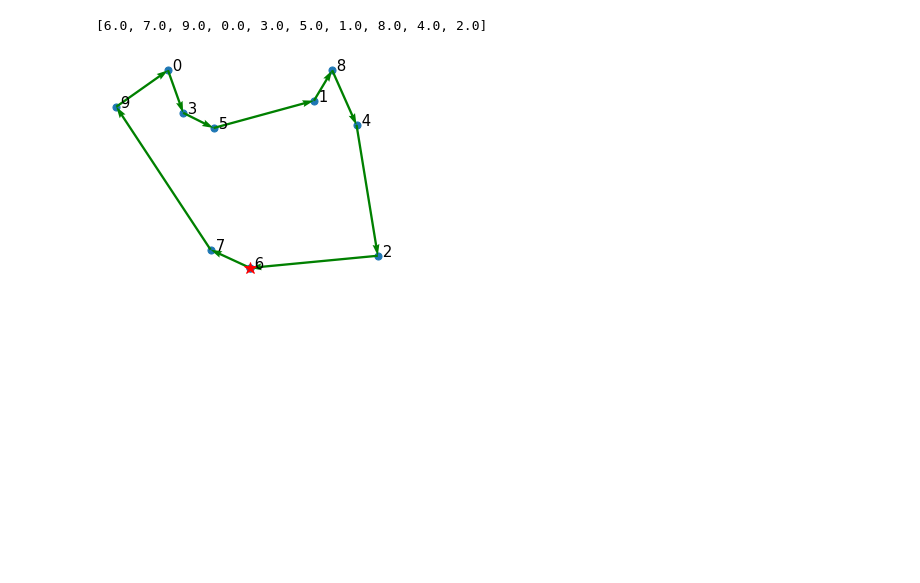
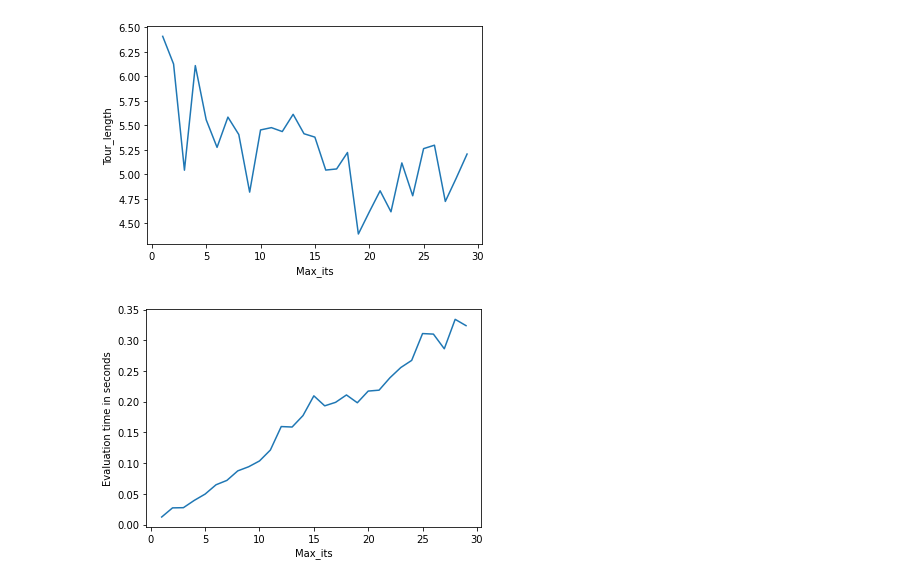
Before and after one commit to Pullabhatla/M2R, a Jupyter notebook: notebooks/ant_colony.ipynb, the cells around one changed output. Drawn from its saved outputs; the diff is of its cells as text; code cells hidden in the pictures; blank space fills up the shorter version.

```diff
--- a/notebooks/ant_colony.ipynb
+++ b/notebooks/ant_colony.ipynb
@@ -40,4 +0,0 @@ path = list(path)
-# %%
-path
-# %% [output]
-[6.0, 7.0, 9.0, 0.0, 3.0, 5.0, 1.0, 8.0, 4.0, 2.0]
@@ -47,4 +0,0 @@ tour = Hamiltonian(path, map1)
-# %%
-tour.show2d()
-# %% [output]
-[figure, removed]
@@ -50,0 +8,23 @@ tour.show2d()
+# %%
+map1 = gen_ran(15)
+times = []
+tour_length = []
+for i in range(1, 30):
+    t0 = time()
+    sol = ant_colony(map1, 0, 0, 20, 1, 1, i)
+    t1 = time()
+    times.append(t1 - t0)
+    tour_length.append(sol.cost())
+
+#print(held_karp(map1).cost())
+plt.plot([i for i in range(1, 30)], tour_length)
+plt.xlabel("Max_its")
+plt.ylabel("Tour_length")
+plt.show()
+plt.plot([i for i in range(1, 30)], times)
+plt.xlabel("Max_its")
+plt.ylabel("Evaluation time in seconds")
+plt.show()
+# %% [output]
+[figure, added]
+[figure, added]
```
Also changed, not shown: parts of 7 cells of this notebook, 14 other files.
